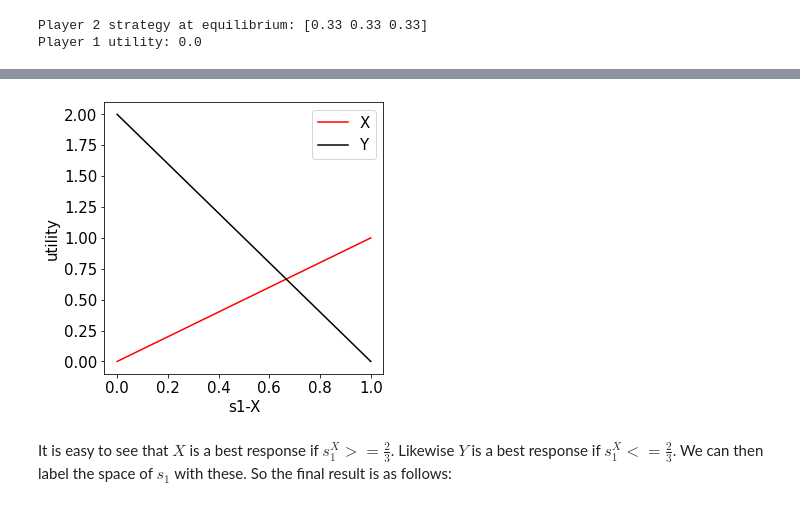
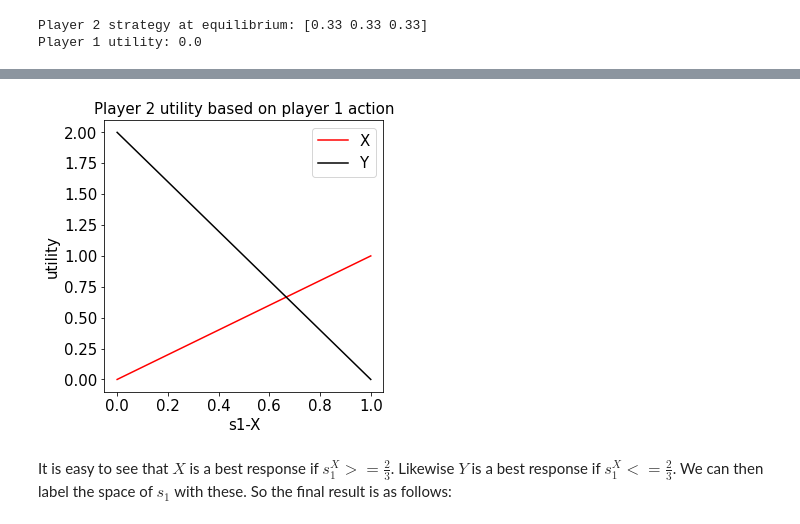
Before and after one commit to GiottoFrean/Multiagent_Systems, a Jupyter notebook: 4 Computing solution concepts for Normal-Form games/A - Computing Nash equilibria.ipynb, the cells around one changed output, grey strips where cells are left out. Cells and saved outputs as stored; diff of their text form; code cells hidden in the pictures.

```diff
--- a/4 Computing solution concepts for Normal-Form games/A - Computing Nash equilibria.ipynb
+++ b/4 Computing solution concepts for Normal-Form games/A - Computing Nash equilibria.ipynb
@@ -278,17 +280,18 @@ The return for player 2 of going $X$ is $1s_1^X$, and the return of going $Y$ is
 # %%
 s1_X = np.linspace(0, 1, 100)
 return_X2_given_s1 = 1*s1_X
 return_Y2_given_s1 = 2*(1-s1_X)
 plt.figure(figsize=(5,5))
 plt.plot(s1_X,return_X2_given_s1,label="X",color="red")
 plt.plot(s1_X,return_Y2_given_s1,label="Y",color="black")
 plt.legend(fontsize=15)
 plt.xlabel('s1-X',fontsize=15)
 plt.ylabel('utility',fontsize=15)
 plt.tick_params(labelsize=15)
+plt.title("Player 2 utility based on player 1 action",fontsize=15)
 plt.show()
 # %% [output]
-[figure, old version]
+[figure, new version]
 # %% [markdown]
 It is easy to see that $X$ is a best response if $s_1^X>=\frac{2}{3}$. Likewise $Y$ is a best response if $s_1^X<=\frac{2}{3}$. We can then label the space of $s_1$ with these. So the final result is as follows:
 # %%
```
Also changed, not shown: parts of 10 cells of this notebook.
